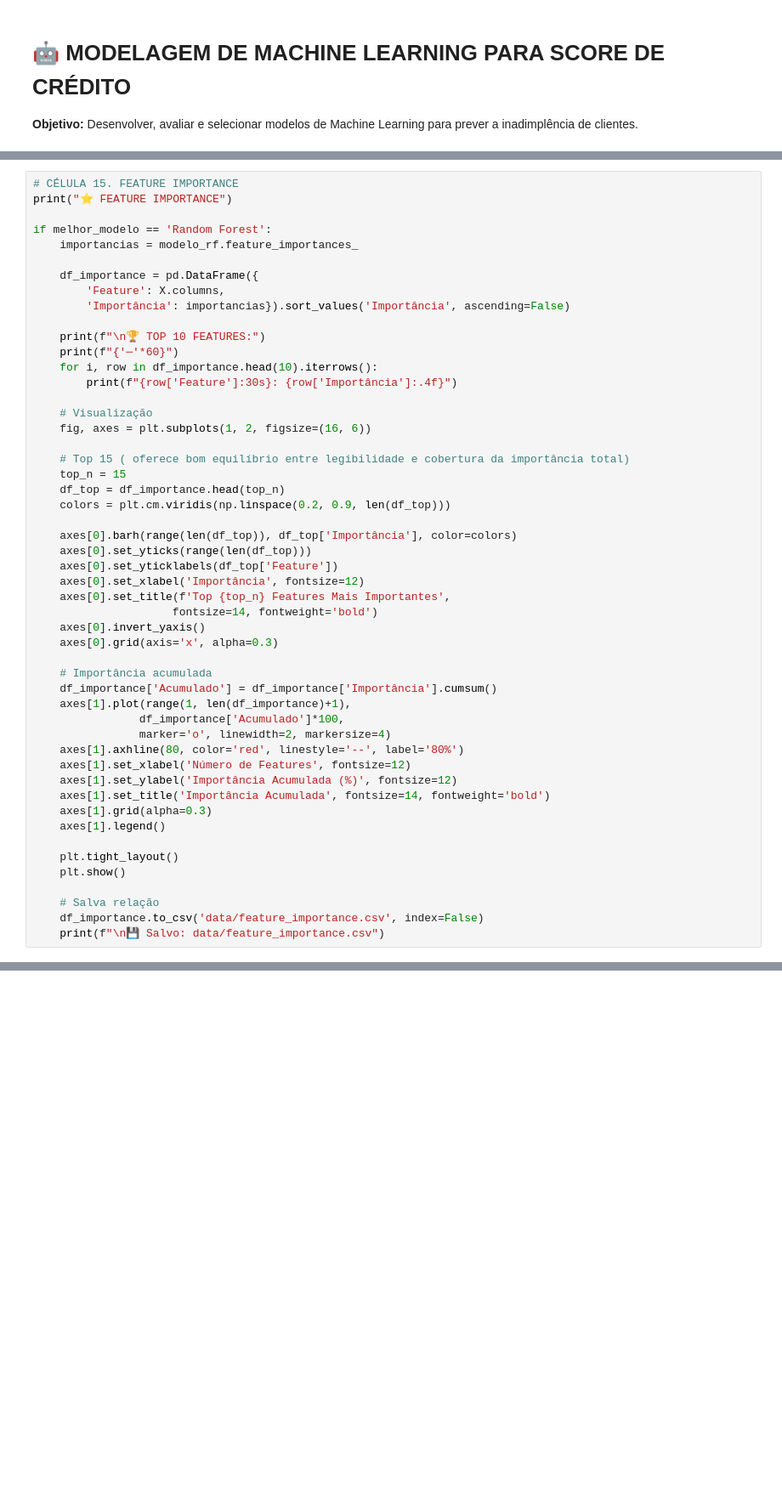
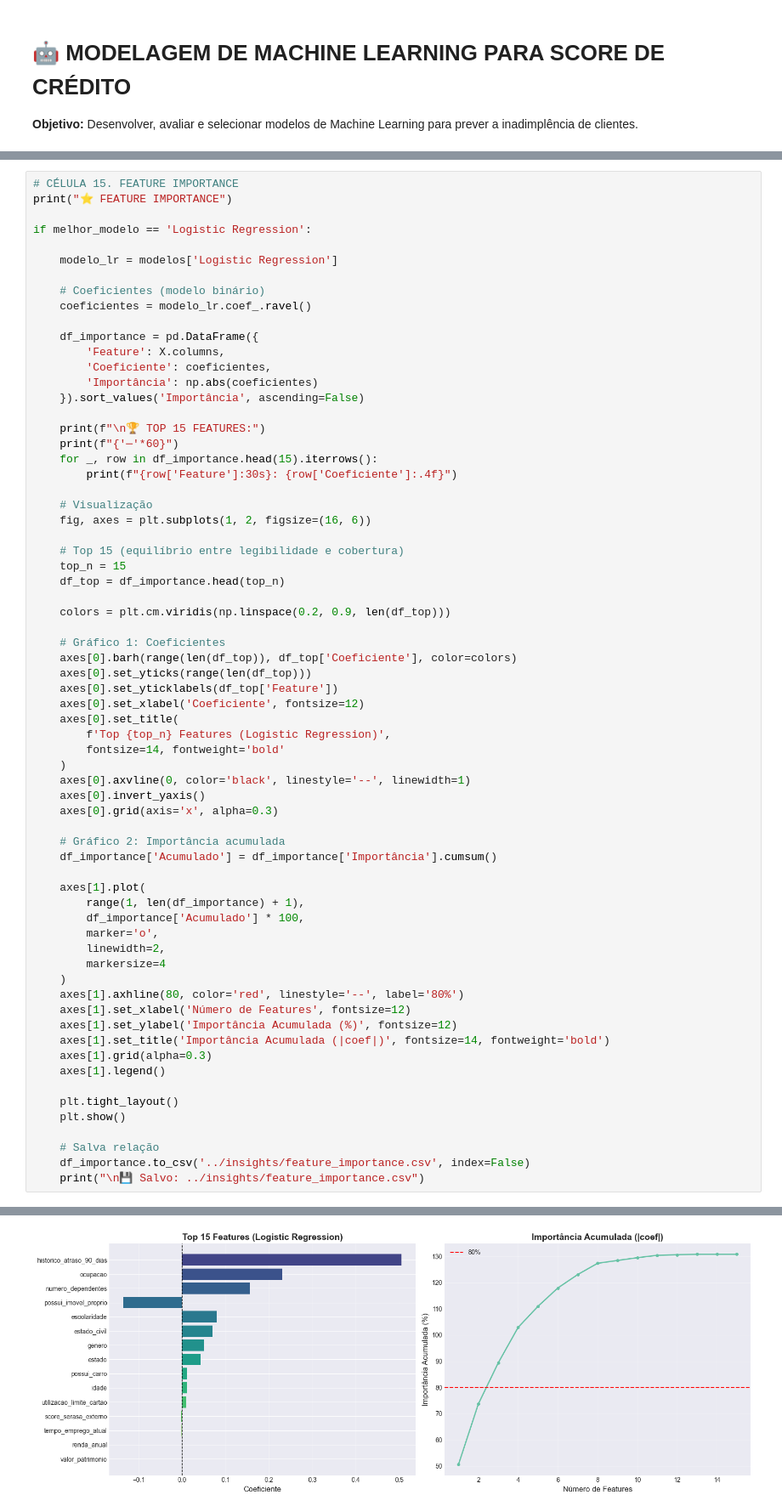
Before and after one commit to vininoronha21/score-credito-ia, a Jupyter notebook: notebooks/03_modelagem_ml.ipynb, the cells around one changed output, grey strips where cells are left out. Shown at 85% size. Saved outputs shown, nothing was run; the diff lists cells and outputs as text; blank space fills up the shorter version.

Commit message:
fix: corrigir seleção do melhor modelo e exportação de insights

```diff
--- a/notebooks/03_modelagem_ml.ipynb
+++ b/notebooks/03_modelagem_ml.ipynb
@@ -529,44 +649,60 @@ else:
 # CÉLULA 15. FEATURE IMPORTANCE
 print("⭐ FEATURE IMPORTANCE")
 
-if melhor_modelo == 'Random Forest':
-    importancias = modelo_rf.feature_importances_
+if melhor_modelo == 'Logistic Regression':
+
+    modelo_lr = modelos['Logistic Regression']
+
+    # Coeficientes (modelo binário)
+    coeficientes = modelo_lr.coef_.ravel()
 
     df_importance = pd.DataFrame({
         'Feature': X.columns,
-        'Importância': importancias}).sort_values('Importância', ascending=False)
+        'Coeficiente': coeficientes,
+        'Importância': np.abs(coeficientes)
+    }).sort_values('Importância', ascending=False)
 
-    print(f"\n🏆 TOP 10 FEATURES:")
+    print(f"\n🏆 TOP 15 FEATURES:")
     print(f"{'─'*60}")
-    for i, row in df_importance.head(10).iterrows():
-        print(f"{row['Feature']:30s}: {row['Importância']:.4f}")
+    for _, row in df_importance.head(15).iterrows():
+        print(f"{row['Feature']:30s}: {row['Coeficiente']:.4f}")
 
     # Visualização
     fig, axes = plt.subplots(1, 2, figsize=(16, 6))
 
-    # Top 15 ( oferece bom equilíbrio entre legibilidade e cobertura da importância total)
+    # Top 15 (equilíbrio entre legibilidade e cobertura)
     top_n = 15
     df_top = df_importance.head(top_n)
+
     colors = plt.cm.viridis(np.linspace(0.2, 0.9, len(df_top)))
 
-    axes[0].barh(range(len(df_top)), df_top['Importância'], color=colors)
+    # Gráfico 1: Coeficientes
+    axes[0].barh(range(len(df_top)), df_top['Coeficiente'], color=colors)
     axes[0].set_yticks(range(len(df_top)))
     axes[0].set_yticklabels(df_top['Feature'])
-    axes[0].set_xlabel('Importância', fontsize=12)
-    axes[0].set_title(f'Top {top_n} Features Mais Importantes',
-                     fontsize=14, fontweight='bold')
+    axes[0].set_xlabel('Coeficiente', fontsize=12)
+    axes[0].set_title(
+        f'Top {top_n} Features (Logistic Regression)',
+        fontsize=14, fontweight='bold'
+    )
+    axes[0].axvline(0, color='black', linestyle='--', linewidth=1)
     axes[0].invert_yaxis()
     axes[0].grid(axis='x', alpha=0.3)
 
-    # Importância acumulada
+    # Gráfico 2: Importância acumulada
     df_importance['Acumulado'] = df_importance['Importância'].cumsum()
-    axes[1].plot(range(1, len(df_importance)+1),
-                df_importance['Acumulado']*100,
-                marker='o', linewidth=2, markersize=4)
+
+    axes[1].plot(
+        range(1, len(df_importance) + 1),
+        df_importance['Acumulado'] * 100,
+        marker='o',
+        linewidth=2,
+        markersize=4
+    )
     axes[1].axhline(80, color='red', linestyle='--', label='80%')
     axes[1].set_xlabel('Número de Features', fontsize=12)
     axes[1].set_ylabel('Importância Acumulada (%)', fontsize=12)
-    axes[1].set_title('Importância Acumulada', fontsize=14, fontweight='bold')
+    axes[1].set_title('Importância Acumulada (|coef|)', fontsize=14, fontweight='bold')
     axes[1].grid(alpha=0.3)
     axes[1].legend()
 
@@ -574,5 +710,6 @@ if melhor_modelo == 'Random Forest':
     plt.show()
 
     # Salva relação
-    df_importance.to_csv('data/feature_importance.csv', index=False)
-    print(f"\n💾 Salvo: data/feature_importance.csv")
+    df_importance.to_csv('../insights/feature_importance.csv', index=False)
+    print("\n💾 Salvo: ../insights/feature_importance.csv")
+# %% [output]
@@ -578,0 +735 @@ if melhor_modelo == 'Random Forest':
+[figure, added]
```
Also changed, not shown: parts of 14 cells of this notebook, 1 other file.
